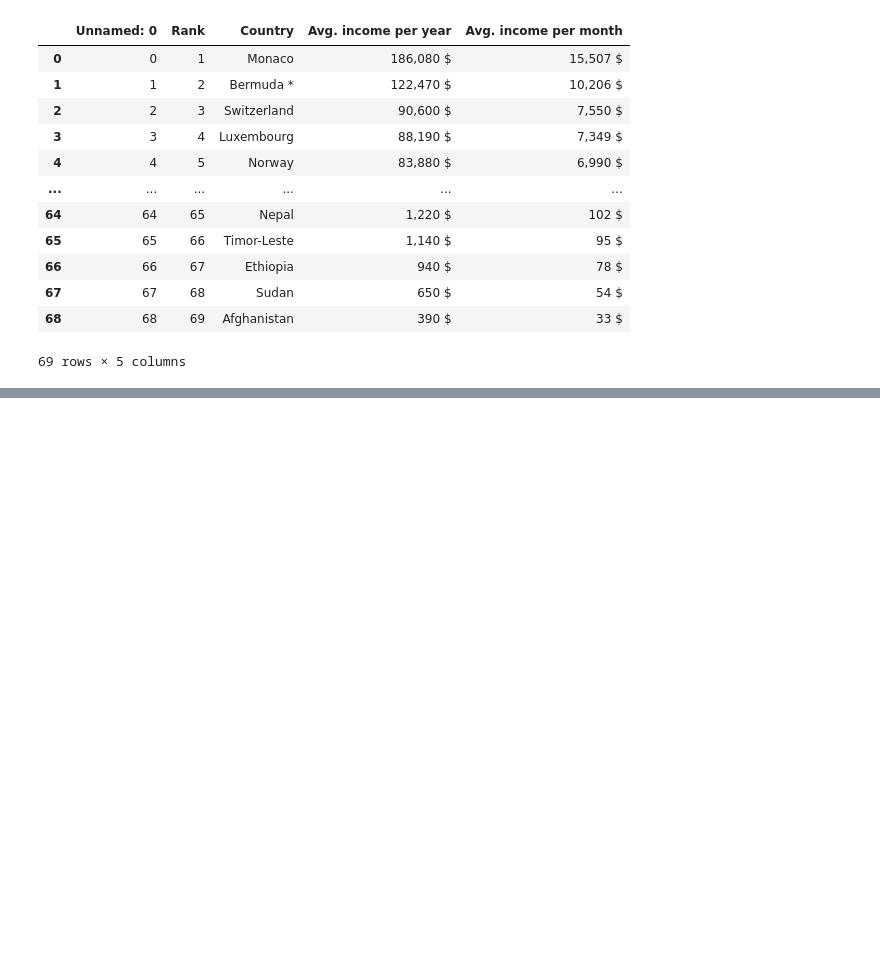
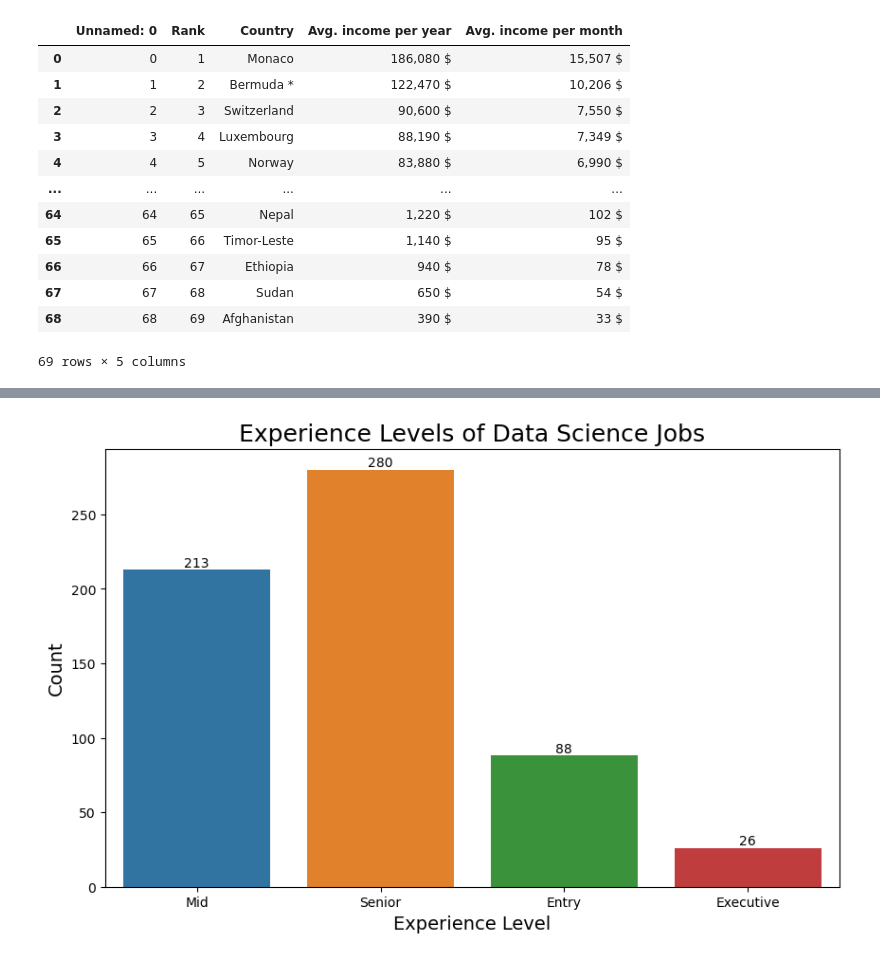
Before and after one commit to annie-maher/UCDPA_ann-marie_devlin, a Jupyter notebook: UCD Project.ipynb, the cells around one changed output, grey strips where cells are left out. Cells and saved outputs as stored; diff of their text form; code cells hidden in the pictures; blank space fills up the shorter version.

```diff
--- a/UCD Project.ipynb
+++ b/UCD Project.ipynb
@@ -173,0 +354,12 @@ pd.read_csv('World Avg Salaries.csv')
+# %%
+# Visualise on Barchart
+plt.figure(figsize=(10,6))
+plt.title('Experience Levels of Data Science Jobs', fontsize=18)
+ax = sns.countplot (x='experience_level', data=result_df)
+for i in ax.containers:
+    ax.bar_label(i)
+plt.xlabel('Experience Level', fontsize=14)
+plt.ylabel('Count', fontsize=14)
+plt.show()
+# %% [output]
+[figure, added]
```
Also changed, not shown: parts of 35 cells of this notebook.
